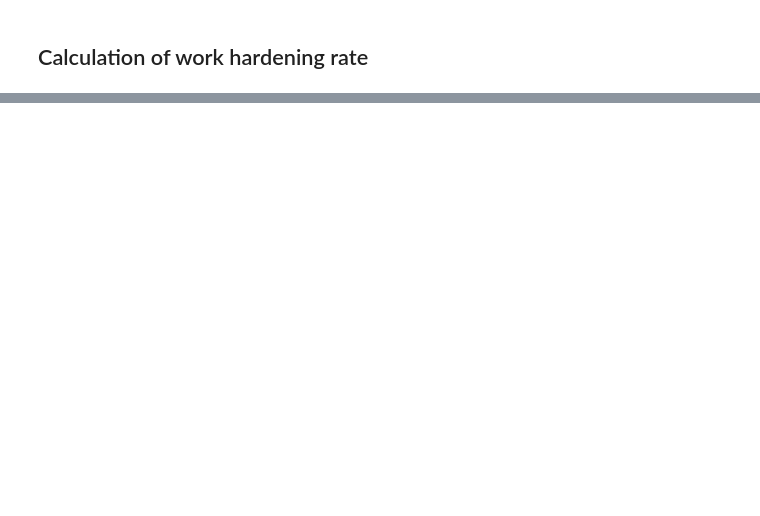
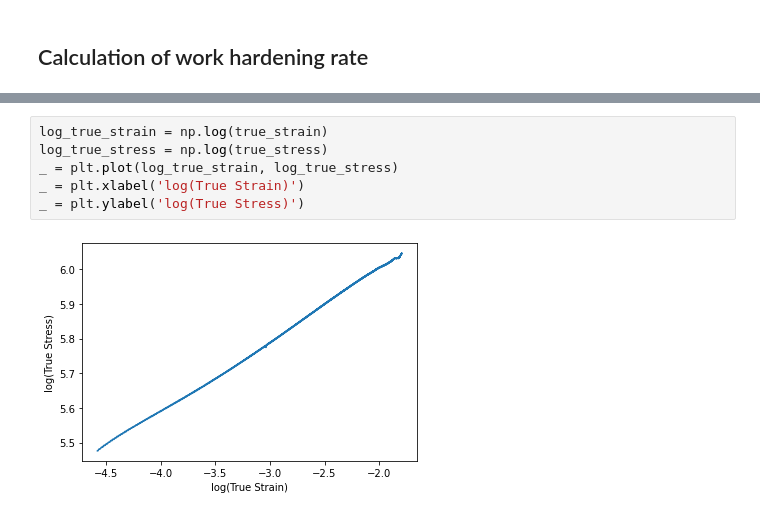
Before and after one commit to algomaster99/meta-btp, a Jupyter notebook: Engineering Stress, Strain -> True Stress, Strain.ipynb, the cells around one changed output, grey strips where cells are left out. Drawn from its saved outputs; the diff is of its cells as text; blank space fills up the shorter version.

```diff
--- a/Engineering Stress, Strain -> True Stress, Strain.ipynb
+++ b/Engineering Stress, Strain -> True Stress, Strain.ipynb
@@ -145,0 +161,8 @@ _ = plt.ylabel('True Stress - Yield Strength (MPa)')
+# %%
+log_true_strain = np.log(true_strain)
+log_true_stress = np.log(true_stress)
+_ = plt.plot(log_true_strain, log_true_stress)
+_ = plt.xlabel('log(True Strain)')
+_ = plt.ylabel('log(True Stress)')
+# %% [output]
+[figure, added]
```
Also changed, not shown: parts of 12 cells of this notebook.
